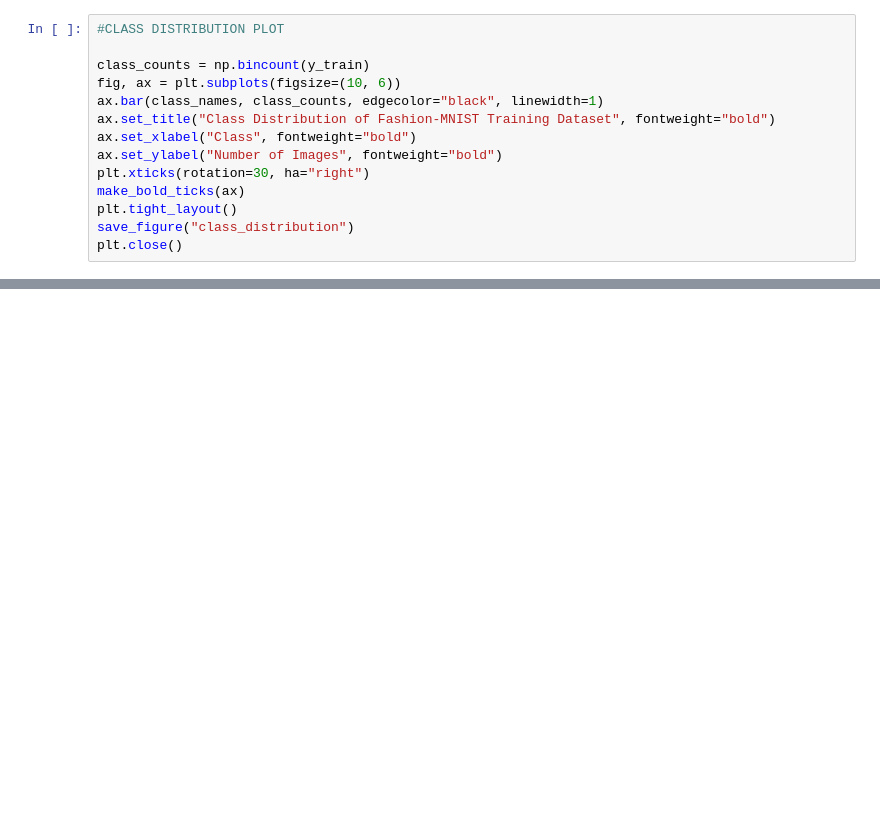
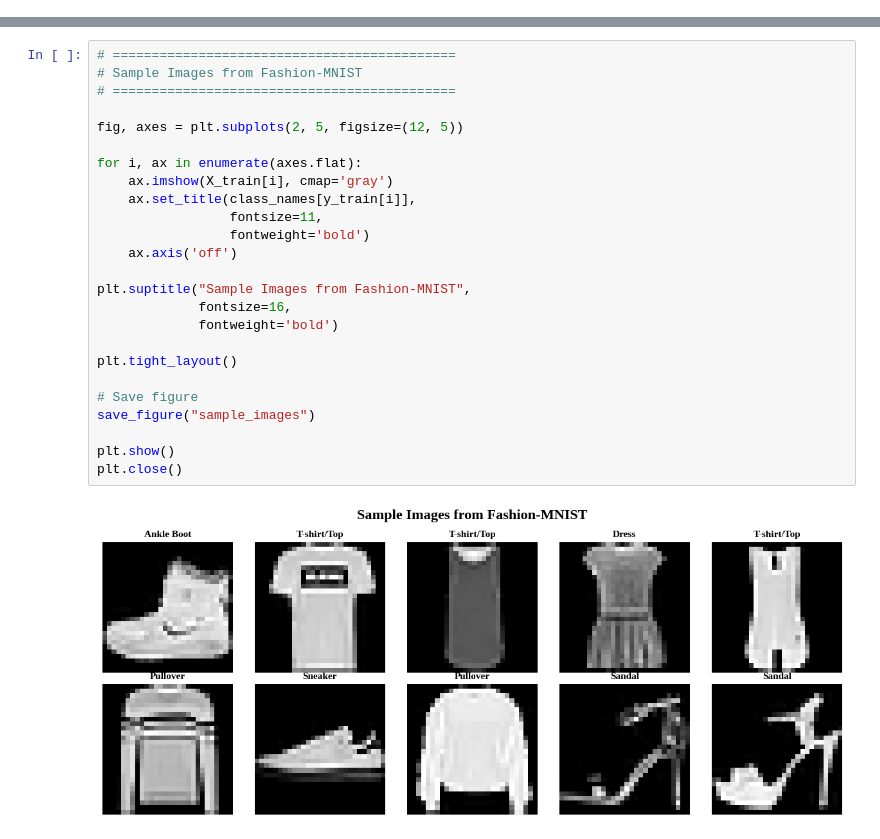
Before and after one commit to harshini0805/Deep_Learning_Experiment, a Jupyter notebook: Lab 02/Deep_Learning_Lab02.ipynb, the cells around one changed output, grey strips where cells are left out. Cells and saved outputs as stored; diff of their text form; blank space fills up the shorter version.

```diff
--- a/Lab 02/Deep_Learning_Lab02.ipynb
+++ b/Lab 02/Deep_Learning_Lab02.ipynb
@@ -158,14 +0,0 @@ images/sample_images.eps
-# %%
-#CLASS DISTRIBUTION PLOT
-
-class_counts = np.bincount(y_train)
-fig, ax = plt.subplots(figsize=(10, 6))
-ax.bar(class_names, class_counts, edgecolor="black", linewidth=1)
-ax.set_title("Class Distribution of Fashion-MNIST Training Dataset", fontweight="bold")
-ax.set_xlabel("Class", fontweight="bold")
-ax.set_ylabel("Number of Images", fontweight="bold")
-plt.xticks(rotation=30, ha="right")
-make_bold_ticks(ax)
-plt.tight_layout()
-save_figure("class_distribution")
-plt.close()
@@ -675,0 +153,27 @@ print(f"   Data: baseline_vs_optimized_comparison.csv")
+# %%
+# ============================================
+# Sample Images from Fashion-MNIST
+# ============================================
+
+fig, axes = plt.subplots(2, 5, figsize=(12, 5))
+
+for i, ax in enumerate(axes.flat):
+    ax.imshow(X_train[i], cmap='gray')
+    ax.set_title(class_names[y_train[i]],
+                 fontsize=11,
+                 fontweight='bold')
+    ax.axis('off')
+
+plt.suptitle("Sample Images from Fashion-MNIST",
+             fontsize=16,
+             fontweight='bold')
+
+plt.tight_layout()
+
+# Save figure
+save_figure("sample_images")
+
+plt.show()
+plt.close()
+# %% [output]
+[figure, added]
```
Also changed, not shown: parts of 56 cells of this notebook, 10 other files.
